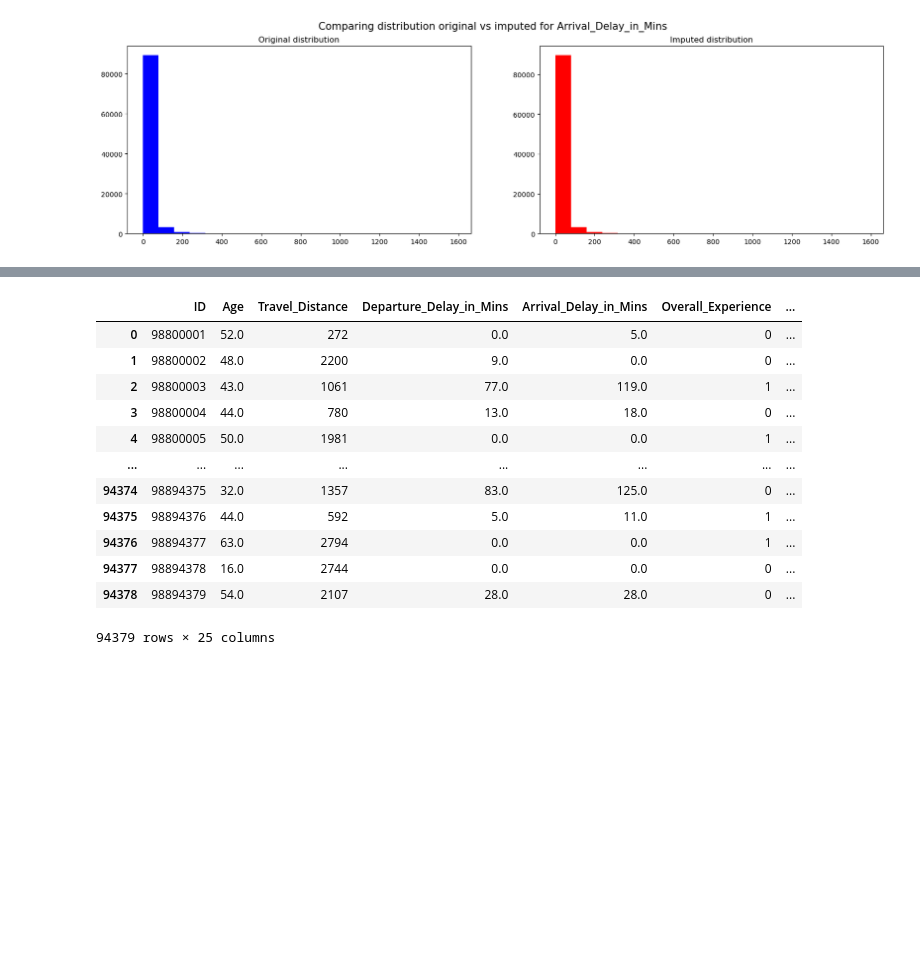
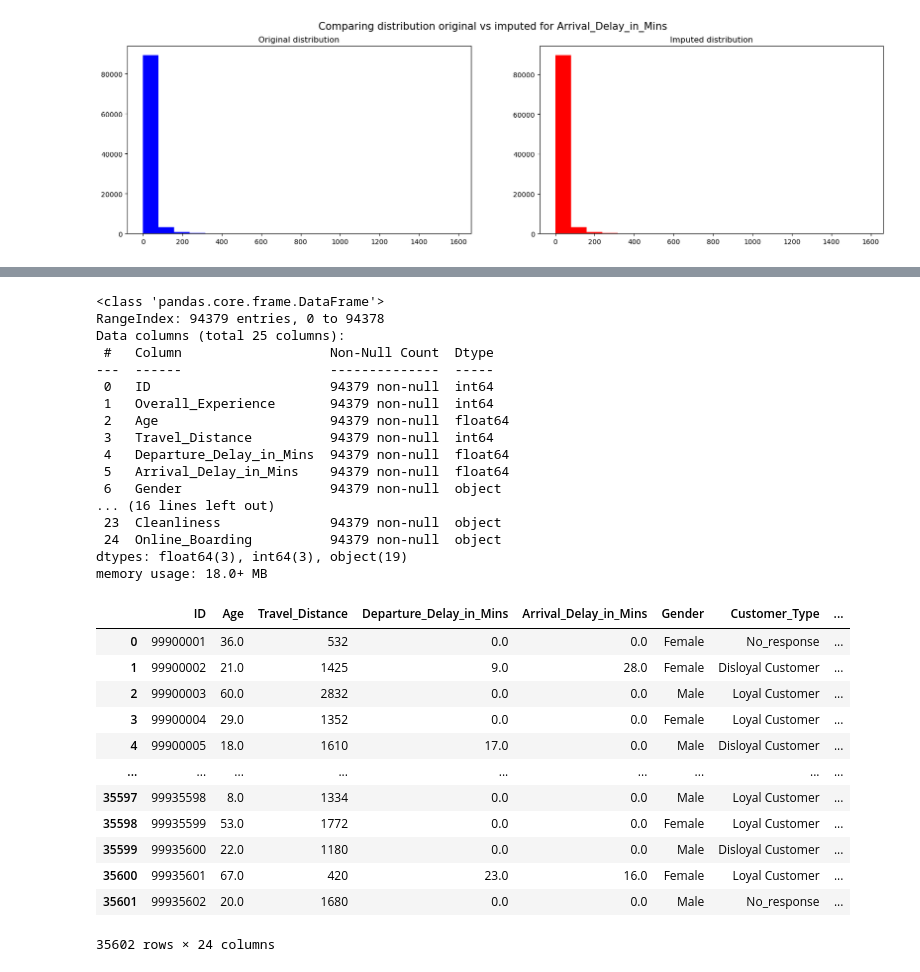
Before and after one commit to contreras-juan/kinki_adsp, a Jupyter notebook: notebooks/0_EDA/1_EDA_dani.ipynb, the cells around one changed output, grey strips where cells are left out. Drawn from its saved outputs; the diff is of its cells as text; code cells hidden in the pictures; blank space fills up the shorter version.

```diff
--- a/notebooks/0_EDA/1_EDA_dani.ipynb
+++ b/notebooks/0_EDA/1_EDA_dani.ipynb
@@ -420,19 +457,39 @@ imputed_df = pd.merge(mean_imputed_data[['ID'] + numerical_columns], mode_impute
 # %%
-imputed_df
+imputed_df.info()
 # %% [output]
-|  | ID | Age | Travel_Distance | Departure_Delay_in_Mins | Arrival_Delay_in_Mins | Overall_Experience | ... |
-| 0 | 98800001 | 52.0 | 272 | 0.0 | 5.0 | 0 | ... |
-| 1 | 98800002 | 48.0 | 2200 | 9.0 | 0.0 | 0 | ... |
-| 2 | 98800003 | 43.0 | 1061 | 77.0 | 119.0 | 1 | ... |
-| 3 | 98800004 | 44.0 | 780 | 13.0 | 18.0 | 0 | ... |
-| 4 | 98800005 | 50.0 | 1981 | 0.0 | 0.0 | 1 | ... |
-| ... | ... | ... | ... | ... | ... | ... | ... |
-| 94374 | 98894375 | 32.0 | 1357 | 83.0 | 125.0 | 0 | ... |
-| 94375 | 98894376 | 44.0 | 592 | 5.0 | 11.0 | 1 | ... |
-| 94376 | 98894377 | 63.0 | 2794 | 0.0 | 0.0 | 1 | ... |
-| 94377 | 98894378 | 16.0 | 2744 | 0.0 | 0.0 | 0 | ... |
-| 94378 | 98894379 | 54.0 | 2107 | 28.0 | 28.0 | 0 | ... |
-94379 rows × 25 columns
+<class 'pandas.core.frame.DataFrame'>
+RangeIndex: 94379 entries, 0 to 94378
+Data columns (total 25 columns):
+ #   Column                   Non-Null Count  Dtype
+---  ------                   --------------  -----
+ 0   ID                       94379 non-null  int64
+ 1   Overall_Experience       94379 non-null  int64
+ 2   Age                      94379 non-null  float64
+ 3   Travel_Distance          94379 non-null  int64
+ 4   Departure_Delay_in_Mins  94379 non-null  float64
+ 5   Arrival_Delay_in_Mins    94379 non-null  float64
+ 6   Gender                   94379 non-null  object
+... (16 lines left out)
+ 23  Cleanliness              94379 non-null  object
+ 24  Online_Boarding          94379 non-null  object
+dtypes: float64(3), int64(3), object(19)
+memory usage: 18.0+ MB
+# %%
+imputed_test_df
+# %% [output]
+|  | ID | Age | Travel_Distance | Departure_Delay_in_Mins | Arrival_Delay_in_Mins | Gender | Customer_Type | ... |
+| 0 | 99900001 | 36.0 | 532 | 0.0 | 0.0 | Female | No_response | ... |
+| 1 | 99900002 | 21.0 | 1425 | 9.0 | 28.0 | Female | Disloyal Customer | ... |
+| 2 | 99900003 | 60.0 | 2832 | 0.0 | 0.0 | Male | Loyal Customer | ... |
+| 3 | 99900004 | 29.0 | 1352 | 0.0 | 0.0 | Female | Loyal Customer | ... |
+| 4 | 99900005 | 18.0 | 1610 | 17.0 | 0.0 | Male | Disloyal Customer | ... |
+| ... | ... | ... | ... | ... | ... | ... | ... | ... |
+| 35597 | 99935598 | 8.0 | 1334 | 0.0 | 0.0 | Male | Loyal Customer | ... |
+| 35598 | 99935599 | 53.0 | 1772 | 0.0 | 0.0 | Female | Loyal Customer | ... |
+| 35599 | 99935600 | 22.0 | 1180 | 0.0 | 0.0 | Male | Disloyal Customer | ... |
+| 35600 | 99935601 | 67.0 | 420 | 23.0 | 16.0 | Female | Loyal Customer | ... |
+| 35601 | 99935602 | 20.0 | 1680 | 0.0 | 0.0 | Male | No_response | ... |
+35602 rows × 24 columns
 # %%
 plt.figure(figsize=(15, 10))
 sns.heatmap(imputed_df.isnull(), cbar=False)
```
Also changed, not shown: parts of 14 cells of this notebook.
